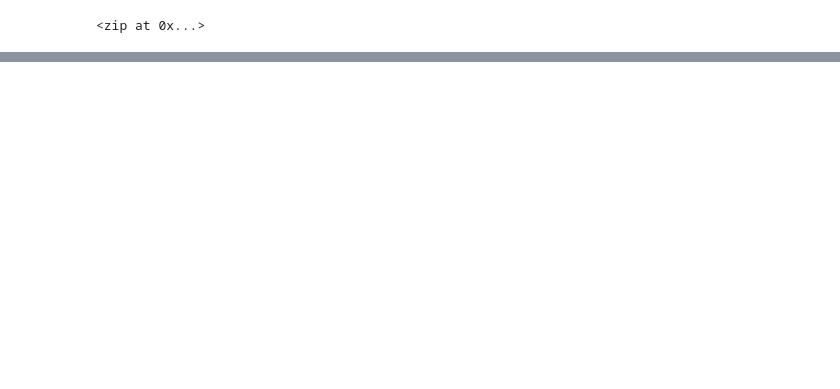
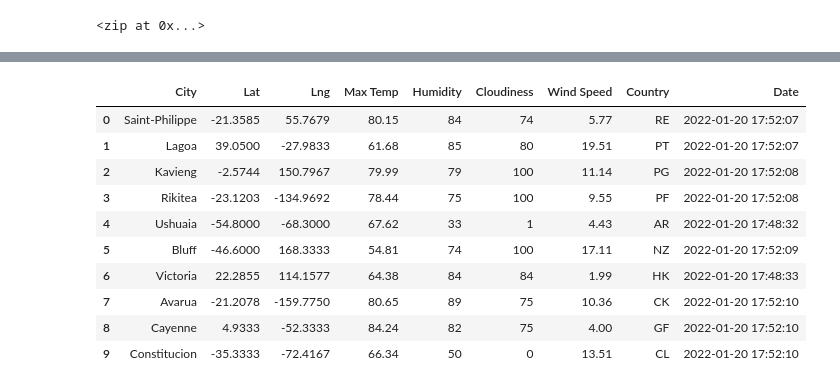
Before and after one commit to Danieleloprieno/World_Weather_Analysis, a Jupyter notebook: WeatherPy.ipynb, the cells around one changed output, grey strips where cells are left out. Saved outputs shown, nothing was run; the diff lists cells and outputs as text; code cells hidden in the pictures; blank space fills up the shorter version.

```diff
--- a/WeatherPy.ipynb
+++ b/WeatherPy.ipynb
@@ -33,0 +40,4 @@ len(cities)
+# %%
+# Starting URL for Weather Map API Call.
+url = "http://api.openweathermap.org/data/2.5/weather?units=Imperial&APPID=" + weather_api_key
+print(url)
@@ -33,0 +129,16 @@ len(cities)
+# %%
+# Convert the array of dictionaries to a Pandas DataFrame.
+city_data_df = pd.DataFrame(city_data)
+city_data_df.head(10)
+# %% [output]
+|  | City | Lat | Lng | Max Temp | Humidity | Cloudiness | Wind Speed | Country | Date |
+| 0 | Saint-Philippe | -21.3585 | 55.7679 | 80.15 | 84 | 74 | 5.77 | RE | 2022-01-20 17:52:07 |
+| 1 | Lagoa | 39.0500 | -27.9833 | 61.68 | 85 | 80 | 19.51 | PT | 2022-01-20 17:52:07 |
+| 2 | Kavieng | -2.5744 | 150.7967 | 79.99 | 79 | 100 | 11.14 | PG | 2022-01-20 17:52:08 |
+| 3 | Rikitea | -23.1203 | -134.9692 | 78.44 | 75 | 100 | 9.55 | PF | 2022-01-20 17:52:08 |
+| 4 | Ushuaia | -54.8000 | -68.3000 | 67.62 | 33 | 1 | 4.43 | AR | 2022-01-20 17:48:32 |
+| 5 | Bluff | -46.6000 | 168.3333 | 54.81 | 74 | 100 | 17.11 | NZ | 2022-01-20 17:52:09 |
+| 6 | Victoria | 22.2855 | 114.1577 | 64.38 | 84 | 84 | 1.99 | HK | 2022-01-20 17:48:33 |
+| 7 | Avarua | -21.2078 | -159.7750 | 80.65 | 89 | 75 | 10.36 | CK | 2022-01-20 17:52:10 |
+| 8 | Cayenne | 4.9333 | -52.3333 | 84.24 | 82 | 75 | 4.00 | GF | 2022-01-20 17:52:10 |
+| 9 | Constitucion | -35.3333 | -72.4167 | 66.34 | 50 | 0 | 13.51 | CL | 2022-01-20 17:52:10 |
```
Also changed, not shown: parts of 7 cells of this notebook, 4 other files.
